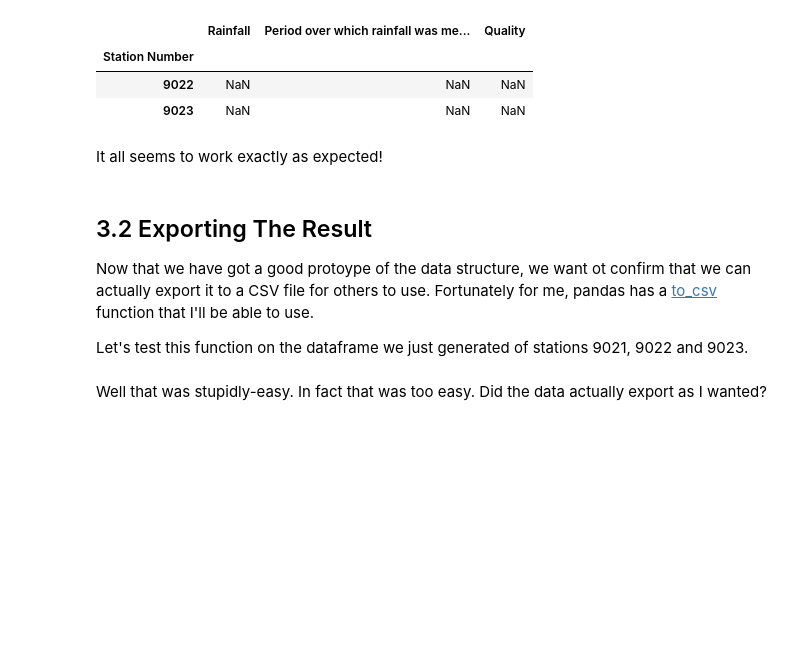
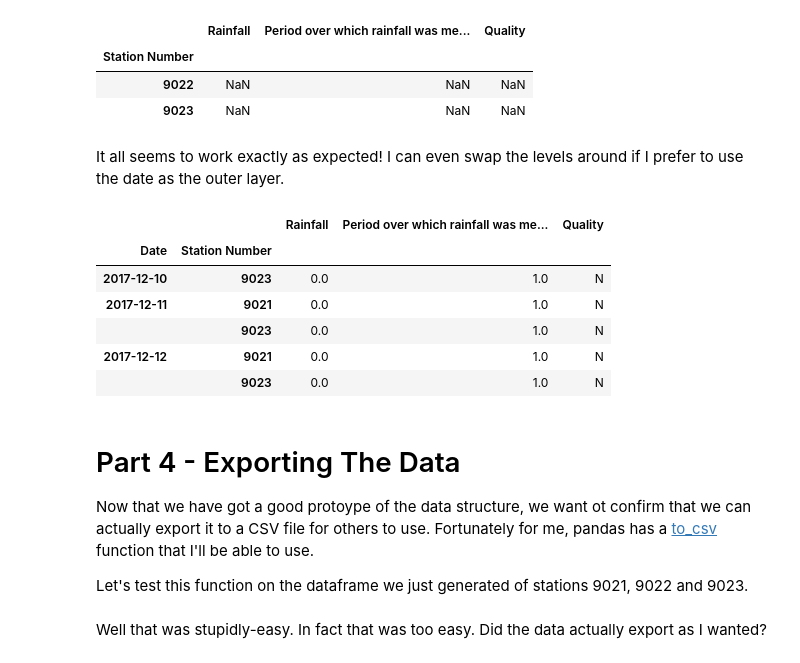
Before and after one commit to kmiller96/PythonWeatherDataScraper, a Jupyter notebook: ProofOfConcept.ipynb, the cells around one changed output. Saved outputs shown, nothing was run; the diff lists cells and outputs as text; code cells hidden in the pictures; blank space fills up the shorter version.

```diff
--- a/ProofOfConcept.ipynb
+++ b/ProofOfConcept.ipynb
@@ -441,9 +556,20 @@ df_main.xs('1900-01-01', level='Date')
 | 9022 | NaN | NaN | NaN |
 | 9023 | NaN | NaN | NaN |
 # %% [markdown]
-It all seems to work exactly as expected!
+It all seems to work exactly as expected! I can even swap the levels around if I prefer to use the date as the outer layer.
+# %%
+df_main_swapped = df_main.swaplevel(0, 1)
+df_main_swapped.sort_index().tail(5)
+# %% [output]
+|  |  | Rainfall | Period over which rainfall was me... | Quality |
+| Date | Station Number |  |  |  |
+| 2017-12-10 | 9023 | 0.0 | 1.0 | N |
+| 2017-12-11 | 9021 | 0.0 | 1.0 | N |
+|  | 9023 | 0.0 | 1.0 | N |
+| 2017-12-12 | 9021 | 0.0 | 1.0 | N |
+|  | 9023 | 0.0 | 1.0 | N |
 # %% [markdown]
-## 3.2 Exporting The Result
+# Part 4 - Exporting The Data
 Now that we have got a good protoype of the data structure, we want ot confirm that we can actually export it to a CSV file for others to use. Fortunately for me, pandas has a [to_csv](https://pandas.pydata.org/pandas-docs/stable/generated/pandas.DataFrame.to_csv.html) function that I'll be able to use.
 
 Let's test this function on the dataframe we just generated of stations 9021, 9022 and 9023.
```
Also changed, not shown: parts of 32 cells of this notebook, 4 other files.
